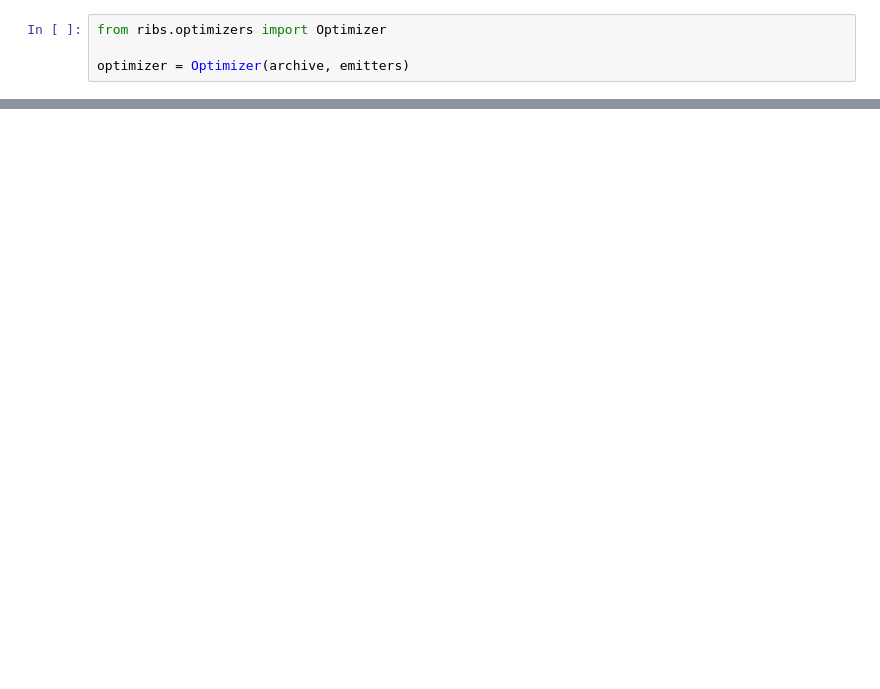
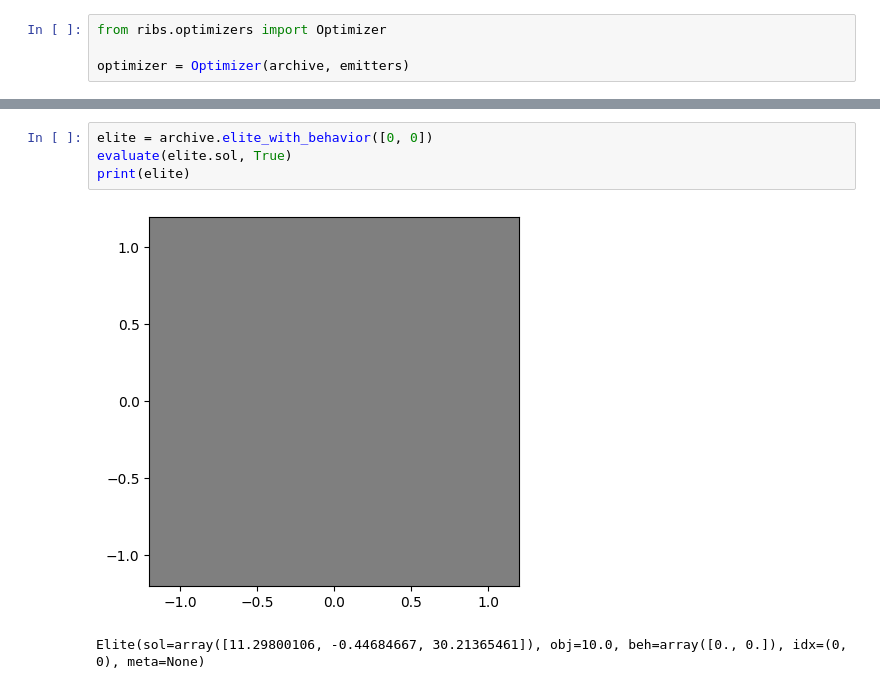
Before and after one commit to l0g1c-80m8/QD-Search-on-RoCUS, a Jupyter notebook: 2d_navigation/qd-search.ipynb, the cells around one changed output, grey strips where cells are left out. Drawn from its saved outputs; the diff is of its cells as text; blank space fills up the shorter version.

```diff
--- a/2d_navigation/qd-search.ipynb
+++ b/2d_navigation/qd-search.ipynb
@@ -109,0 +142,7 @@ Elite(sol=array([ 8.46934595,  0.8141175 , 29.79778944]), obj=3.3717674333755285
+# %%
+elite = archive.elite_with_behavior([0, 0])
+evaluate(elite.sol, True)
+print(elite)
+# %% [output]
+[figure, added]
+Elite(sol=array([11.29800106, -0.44684667, 30.21365461]), obj=10.0, beh=array([0., 0.]), idx=(0, 0), meta=None)
```
Also changed, not shown: parts of 8 cells of this notebook.
